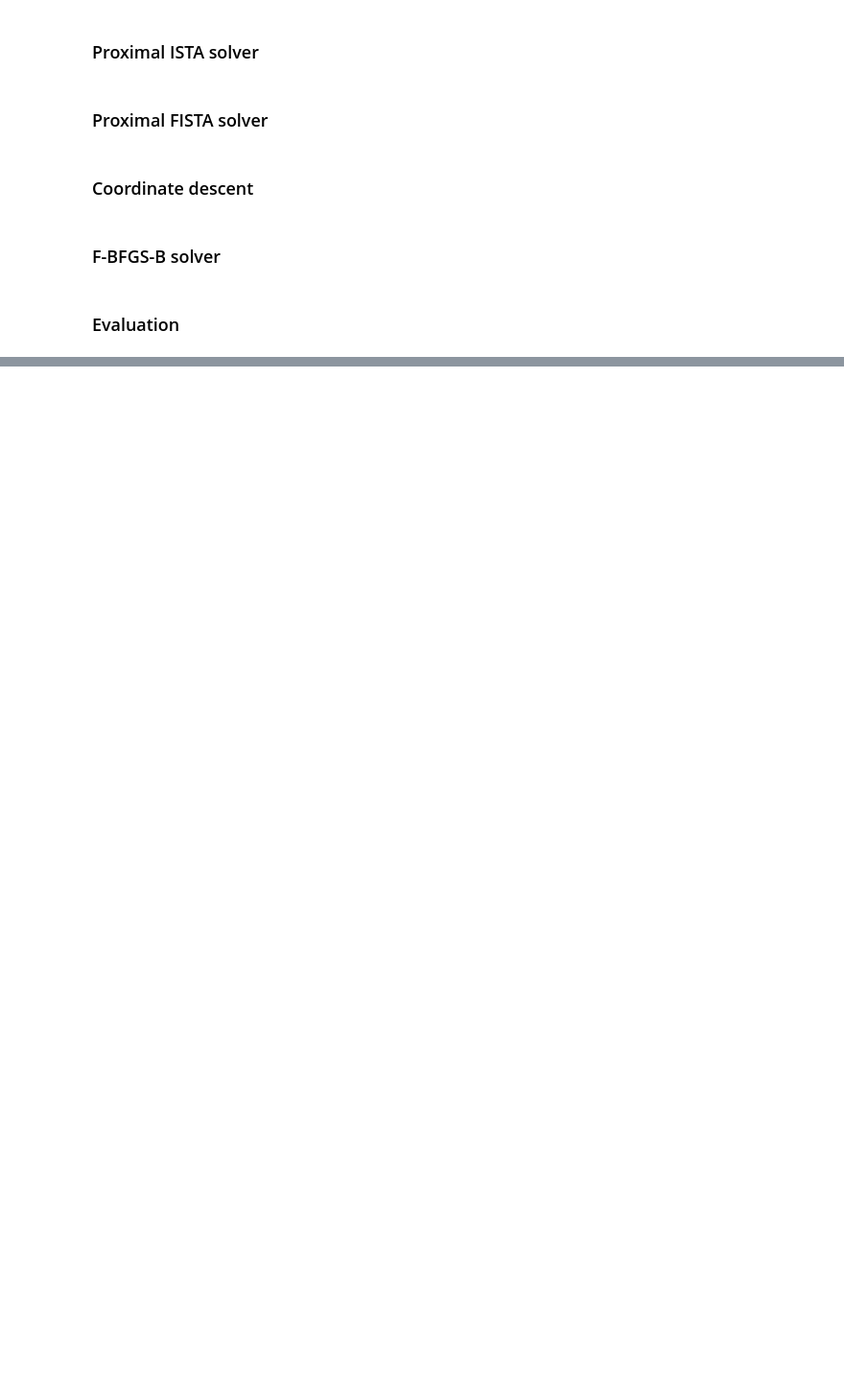
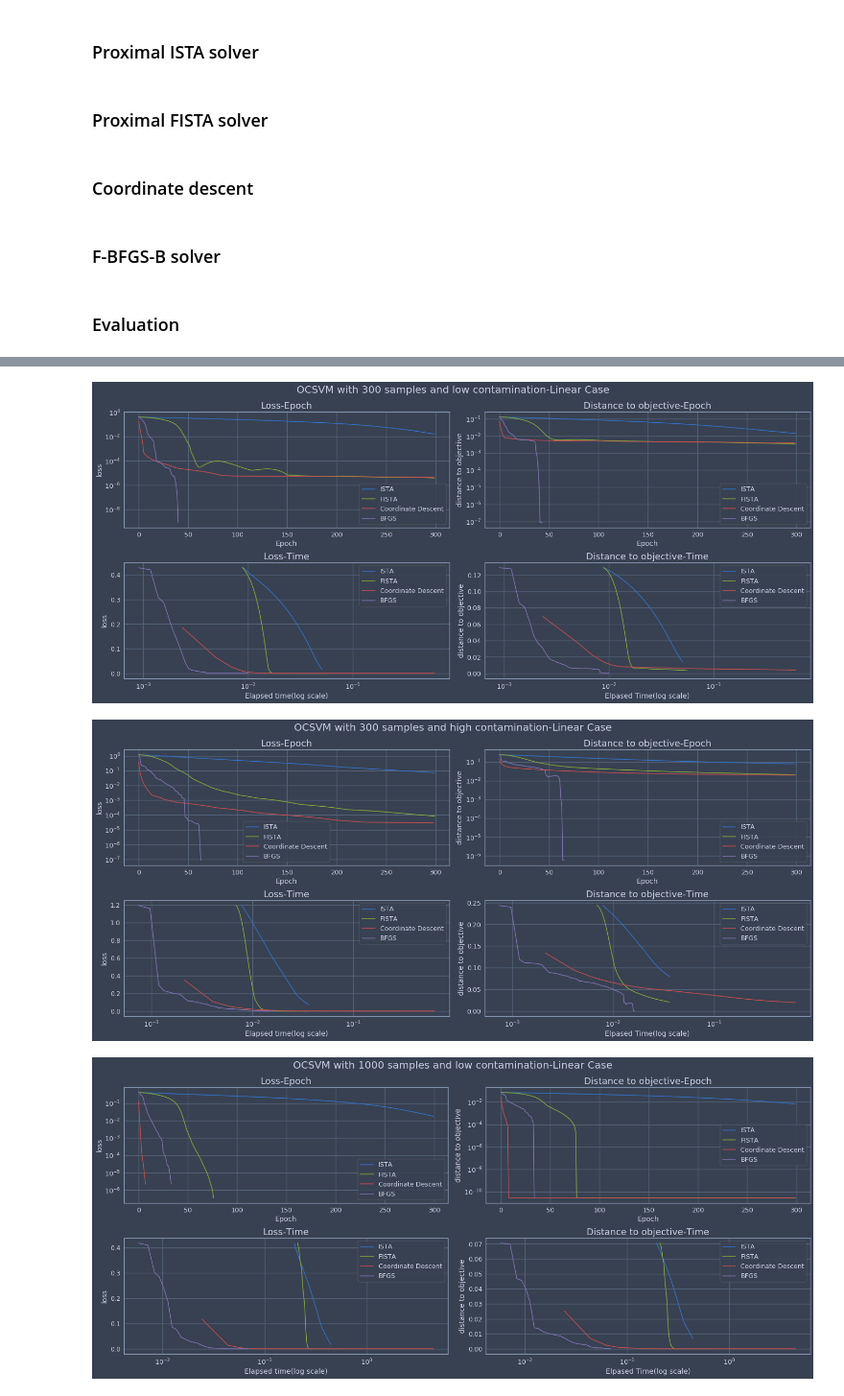
Before and after one commit to aymondebroglie/Project_Opti, a Jupyter notebook: project_de broglie_aymon_and_naulet_antoine.ipynb, the cells around one changed output, grey strips where cells are left out. Shown at 96% size. Drawn from its saved outputs; the diff is of its cells as text; code cells hidden in the pictures; blank space fills up the shorter version.

```diff
--- a/project_de broglie_aymon_and_naulet_antoine.ipynb
+++ b/project_de broglie_aymon_and_naulet_antoine.ipynb
@@ -1010,0 +1041,17 @@ for insp in inspectors:
+# %%
+#We will now test several sizes and contaminations on the linear Case
+n_iter = 300
+for size in [300,1000]:
+    for contamination in [0.05,0.25]:
+        if contamination == 0.05:
+            suptitle = 'OCSVM with %d samples and low contamination'%(size)
+        else:
+            suptitle = 'OCSVM with %d samples and high contamination'%(size)
+
+        X = make_dataset(size,contamination=contamination)
+        model = OCSVM(X,kernel,10)
+        evaluate(model,n_iter,suptitle = suptitle + '-Linear Case')
+# %% [output]
+[figure, added]
+[figure, added]
+[figure, added]
```
Also changed, not shown: parts of 13 cells of this notebook.
